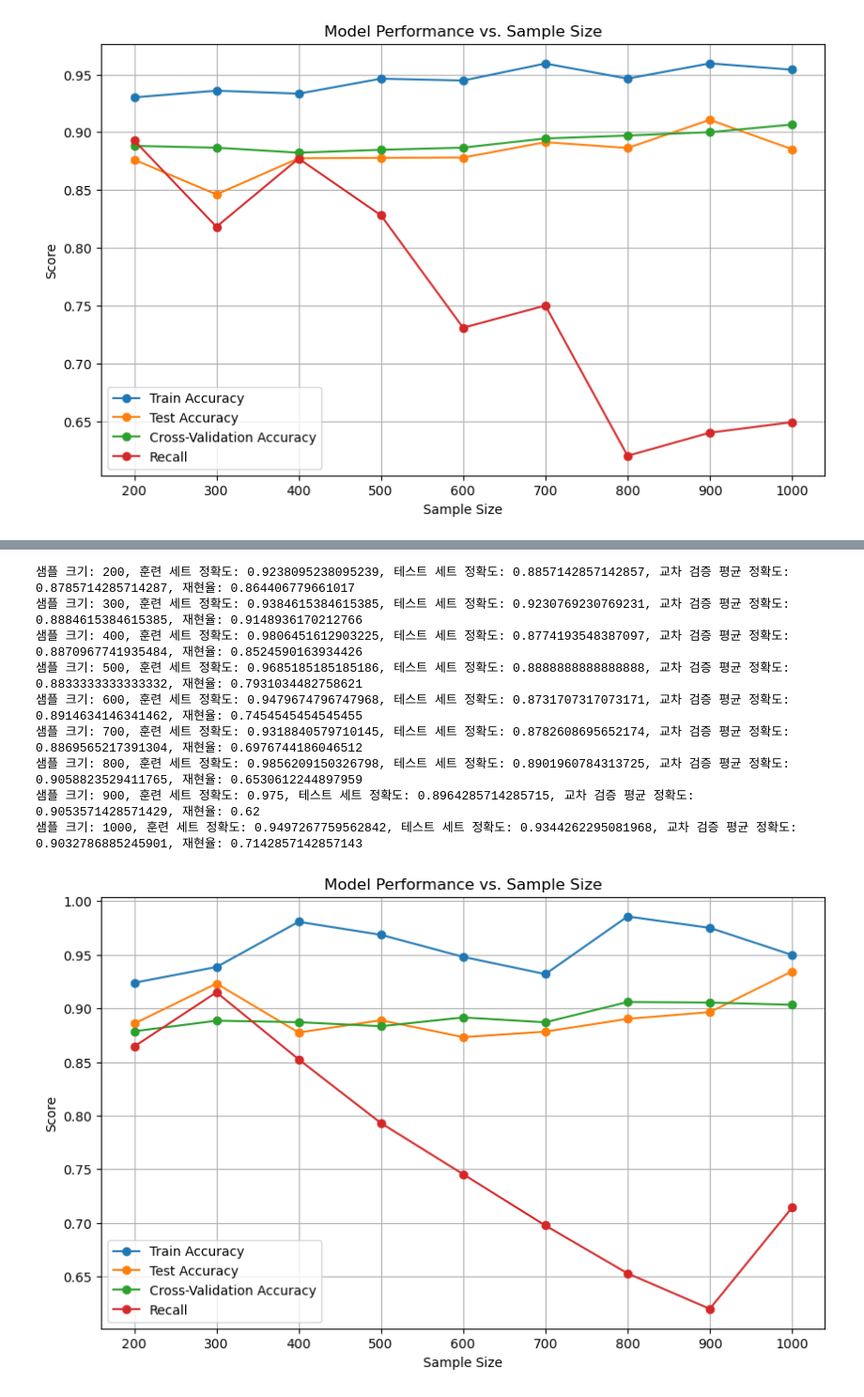
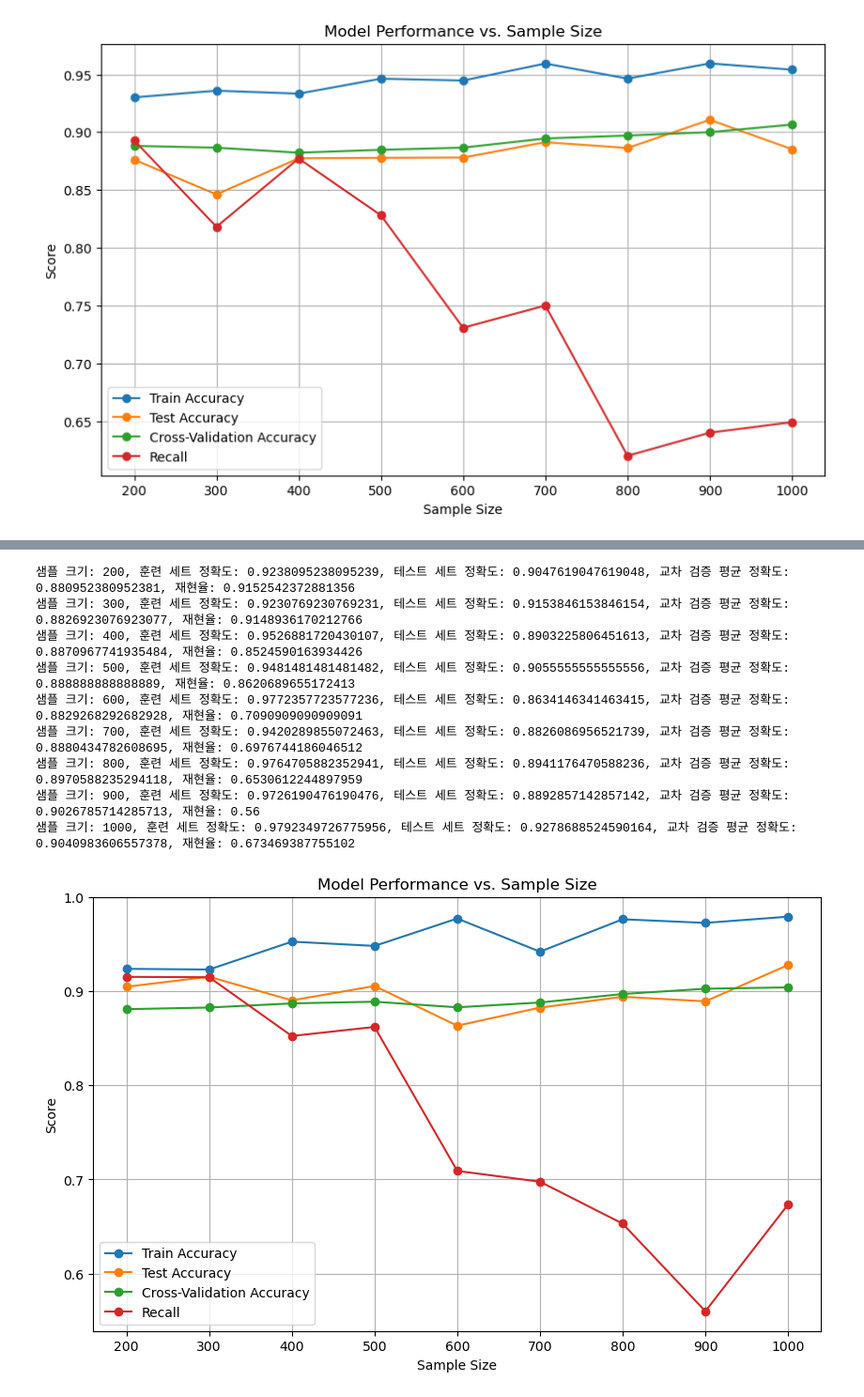
Before and after one commit to pjiseok/ML_project, a Jupyter notebook: 0708_pj02 (1).ipynb, the cells around one changed output, grey strips where cells are left out. Shown at 94% size. Saved outputs shown, nothing was run; the diff lists cells and outputs as text; code cells hidden in the pictures.

```diff
--- a/0708_pj02 (1).ipynb
+++ b/0708_pj02 (1).ipynb
@@ -1252,6 +1252,8 @@ plt.show()
 샘플 크기: 1000, 훈련 세트 정확도: 0.9540983606557377, 테스트 세트 정확도: 0.8852459016393442, 교차 검증 평균 정확도: 0.9065573770491803, 재현율: 0.6491228070175439
 [figure]
 # %%
+#그리드서치 사용했을 때
+
 import pandas as pd
 import numpy as np
 import matplotlib.pyplot as plt
@@ -1259,7 +1261,7 @@ from sklearn.model_selection import train_test_split, GridSearchCV, cross_val_sc
 from sklearn.ensemble import RandomForestClassifier
 from sklearn.metrics import accuracy_score, precision_score, recall_score, f1_score, confusion_matrix, ConfusionMatrixDisplay
 
-data = pd.read_csv('./data_reduced.csv')
+data = pd.read_csv('./data.csv')
 
 sample_sizes = range(200, 1001, 100)
 train_accuracy_results = []
@@ -1353,4 +1355,6 @@ plt.show()
 # %%
+#랜덤서치 사용했을 때
+
 import pandas as pd
 import numpy as np
 import matplotlib.pyplot as plt
@@ -1360,7 +1364,7 @@ from sklearn.metrics import accuracy_score, recall_score
 from scipy.stats import randint
 
 # 데이터 불러오기
-data = pd.read_csv('./data_reduced.csv')
+data = pd.read_csv('./data.csv')
 
 sample_sizes = range(200, 1001, 100)
 train_accuracy_results = []
@@ -1416,41 +1420,41 @@ for size in sample_sizes:
 
     # 모델 평가 - 정확도 (하이퍼파라미터 튜닝 후)
     train_accuracy_tuned = accuracy_score(train_target_reduced, train_predictions_tuned)
     test_accuracy_tuned = accuracy_score(test_target_reduced, test_predictions_tuned)
     recall_tuned = recall_score(test_target_reduced, test_predictions_tuned)
 
     train_accuracy_results.append(train_accuracy_tuned)
     test_accuracy_results.append(test_accuracy_tuned)
     recall_results.append(recall_tuned)
 
     # 교차 검증 (Cross-Validation, 하이퍼파라미터 튜닝 후)
     cv_scores_tuned = cross_val_score(best_rf_model, data_input_reduced, data_target, cv=5)
     cv_accuracy_tuned = np.mean(cv_scores_tuned)
     cv_accuracy_results.append(cv_accuracy_tuned)
 
     print(f"샘플 크기: {size}, 훈련 세트 정확도: {train_accuracy_tuned}, 테스트 세트 정확도: {test_accuracy_tuned}, 교차 검증 평균 정확도: {cv_accuracy_tuned}, 재현율: {recall_tuned}")
 
 # 시각화
 plt.figure(figsize=(10, 6))
 plt.plot(sample_sizes, train_accuracy_results, marker='o', label='Train Accuracy')
 plt.plot(sample_sizes, test_accuracy_results, marker='o', label='Test Accuracy')
 plt.plot(sample_sizes, cv_accuracy_results, marker='o', label='Cross-Validation Accuracy')
 plt.plot(sample_sizes, recall_results, marker='o', label='Recall')
 plt.xlabel('Sample Size')
 plt.ylabel('Score')
 plt.title('Model Performance vs. Sample Size')
 plt.legend()
 plt.grid(True)
 plt.show()
 # %% [output]
-샘플 크기: 200, 훈련 세트 정확도: 0.9238095238095239, 테스트 세트 정확도: 0.8857142857142857, 교차 검증 평균 정확도: 0.8785714285714287, 재현율: 0.864406779661017
-샘플 크기: 300, 훈련 세트 정확도: 0.9384615384615385, 테스트 세트 정확도: 0.9230769230769231, 교차 검증 평균 정확도: 0.8884615384615385, 재현율: 0.9148936170212766
-샘플 크기: 400, 훈련 세트 정확도: 0.9806451612903225, 테스트 세트 정확도: 0.8774193548387097, 교차 검증 평균 정확도: 0.8870967741935484, 재현율: 0.8524590163934426
-샘플 크기: 500, 훈련 세트 정확도: 0.9685185185185186, 테스트 세트 정확도: 0.8888888888888888, 교차 검증 평균 정확도: 0.8833333333333332, 재현율: 0.7931034482758621
-샘플 크기: 600, 훈련 세트 정확도: 0.9479674796747968, 테스트 세트 정확도: 0.8731707317073171, 교차 검증 평균 정확도: 0.8914634146341462, 재현율: 0.7454545454545455
-샘플 크기: 700, 훈련 세트 정확도: 0.9318840579710145, 테스트 세트 정확도: 0.8782608695652174, 교차 검증 평균 정확도: 0.8869565217391304, 재현율: 0.6976744186046512
-샘플 크기: 800, 훈련 세트 정확도: 0.9856209150326798, 테스트 세트 정확도: 0.8901960784313725, 교차 검증 평균 정확도: 0.9058823529411765, 재현율: 0.6530612244897959
-샘플 크기: 900, 훈련 세트 정확도: 0.975, 테스트 세트 정확도: 0.8964285714285715, 교차 검증 평균 정확도: 0.9053571428571429, 재현율: 0.62
-샘플 크기: 1000, 훈련 세트 정확도: 0.9497267759562842, 테스트 세트 정확도: 0.9344262295081968, 교차 검증 평균 정확도: 0.9032786885245901, 재현율: 0.7142857142857143
+샘플 크기: 200, 훈련 세트 정확도: 0.9238095238095239, 테스트 세트 정확도: 0.9047619047619048, 교차 검증 평균 정확도: 0.880952380952381, 재현율: 0.9152542372881356
+샘플 크기: 300, 훈련 세트 정확도: 0.9230769230769231, 테스트 세트 정확도: 0.9153846153846154, 교차 검증 평균 정확도: 0.8826923076923077, 재현율: 0.9148936170212766
+샘플 크기: 400, 훈련 세트 정확도: 0.9526881720430107, 테스트 세트 정확도: 0.8903225806451613, 교차 검증 평균 정확도: 0.8870967741935484, 재현율: 0.8524590163934426
+샘플 크기: 500, 훈련 세트 정확도: 0.9481481481481482, 테스트 세트 정확도: 0.9055555555555556, 교차 검증 평균 정확도: 0.888888888888889, 재현율: 0.8620689655172413
+샘플 크기: 600, 훈련 세트 정확도: 0.9772357723577236, 테스트 세트 정확도: 0.8634146341463415, 교차 검증 평균 정확도: 0.8829268292682928, 재현율: 0.7090909090909091
+샘플 크기: 700, 훈련 세트 정확도: 0.9420289855072463, 테스트 세트 정확도: 0.8826086956521739, 교차 검증 평균 정확도: 0.8880434782608695, 재현율: 0.6976744186046512
+샘플 크기: 800, 훈련 세트 정확도: 0.9764705882352941, 테스트 세트 정확도: 0.8941176470588236, 교차 검증 평균 정확도: 0.8970588235294118, 재현율: 0.6530612244897959
+샘플 크기: 900, 훈련 세트 정확도: 0.9726190476190476, 테스트 세트 정확도: 0.8892857142857142, 교차 검증 평균 정확도: 0.9026785714285713, 재현율: 0.56
+샘플 크기: 1000, 훈련 세트 정확도: 0.9792349726775956, 테스트 세트 정확도: 0.9278688524590164, 교차 검증 평균 정확도: 0.9040983606557378, 재현율: 0.673469387755102
-[figure, old version]
+[figure, new version]
 # %%
```
Also changed, not shown: parts of 5 cells of this notebook.
